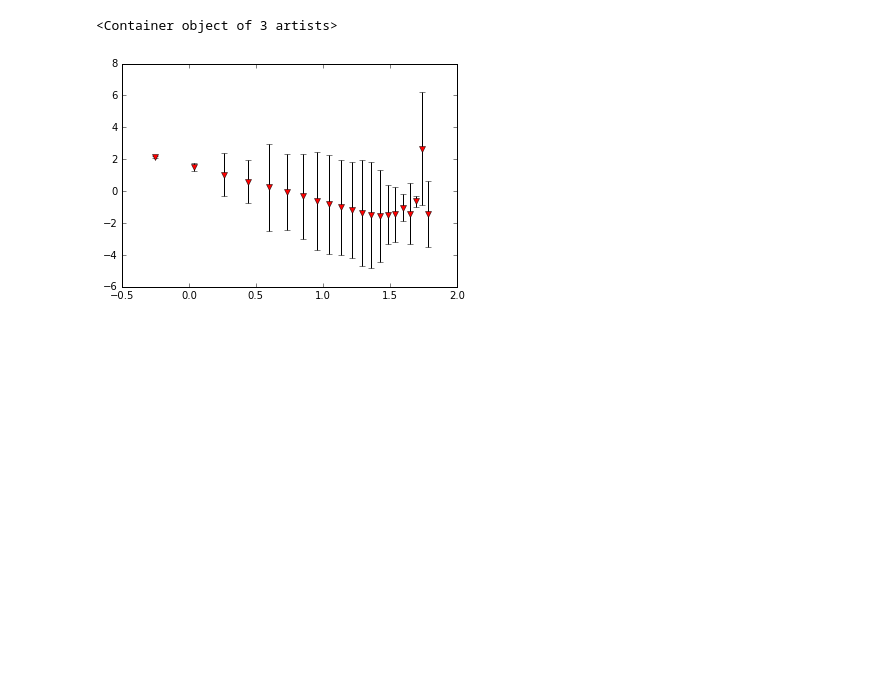
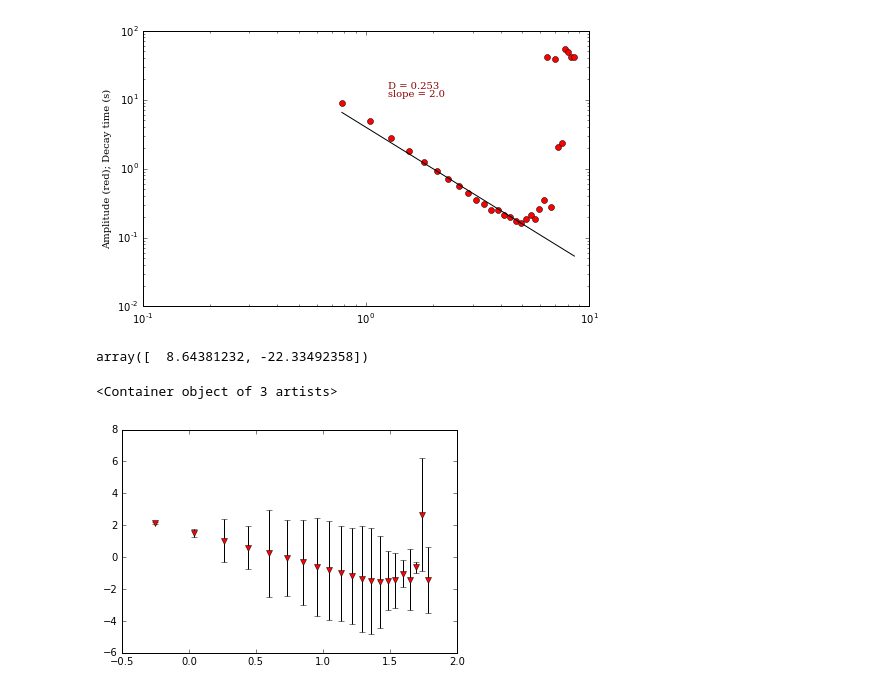
Before and after one commit to rmcgorty/Differential-Dynamic-Microscopy---Python, a Jupyter notebook: Plotting all q vs tau and getting diffusion coefficient .ipynb, the cells around one changed output. Cells and saved outputs as stored; diff of their text form; code cells hidden in the pictures; blank space fills up the shorter version.

```diff
--- a/Plotting all q vs tau and getting diffusion coefficient .ipynb
+++ b/Plotting all q vs tau and getting diffusion coefficient .ipynb
@@ -87,0 +139,5 @@ ax.loglog
+# %%
+#fit to the high q region
+interact(plot_results, qmin = (q[4], q[7]), qmax = (q[7], q[13]), slope = (2.0,4.5), continuous_update=False)
+# %% [output]
+[figure, added]
@@ -87,0 +158,7 @@ ax.loglog
+# %%
+logx = np.log(q[3:-30])
+logy = np.log(ntav)
+coeffs = np.polyfit(q[3:-30],ntav,deg=1)
+coeffs
+# %% [output]
+array([  8.64381232, -22.33492358])
```
Also changed, not shown: parts of 13 cells of this notebook.
